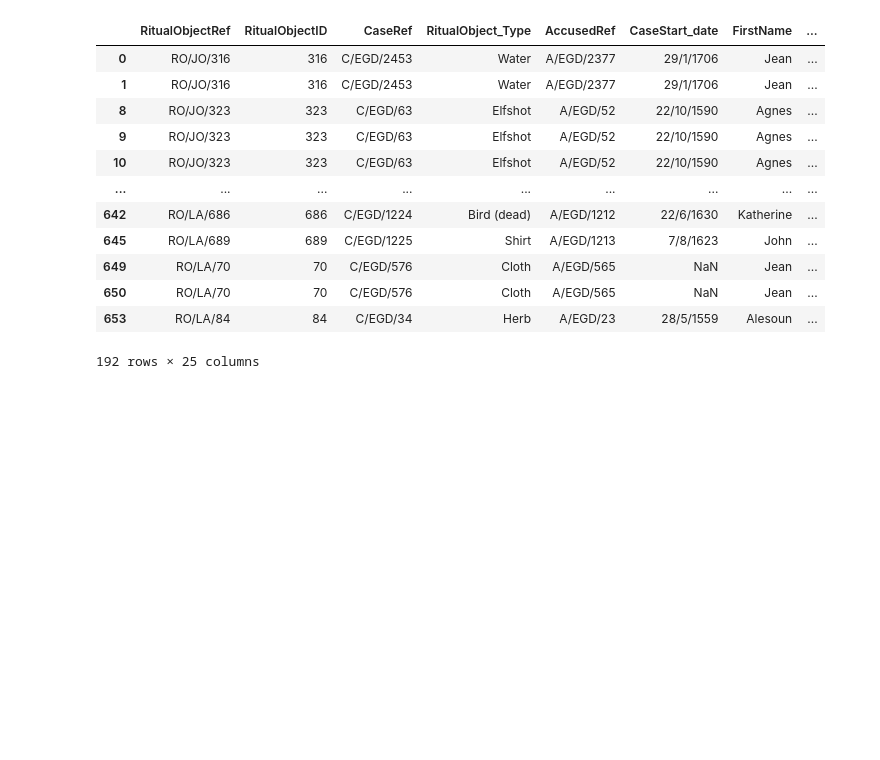
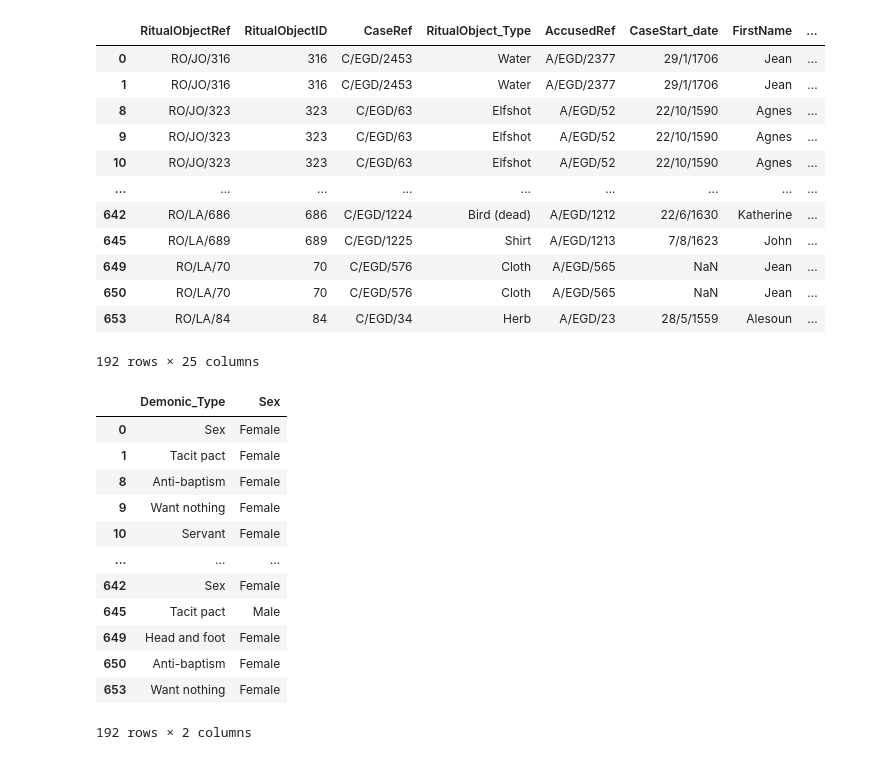
Before and after one commit to Baezhi/DS4_Group-14, a Jupyter notebook: analysis.ipynb, the cells around one changed output. Cells and saved outputs as stored; diff of their text form; code cells hidden in the pictures; blank space fills up the shorter version.

```diff
--- a/analysis.ipynb
+++ b/analysis.ipynb
@@ -307,4 +307,22 @@ ritualObjects_D_1
 | 650 | RO/LA/70 | 70 | C/EGD/576 | Cloth | A/EGD/565 | NaN | Jean | ... |
 | 653 | RO/LA/84 | 84 | C/EGD/34 | Herb | A/EGD/23 | 28/5/1559 | Alesoun | ... |
 192 rows × 25 columns
+# %%
+#Res_settlement without unknown & sex without unknown
+pact_1 = ritualObjects_D_1[['Demonic_Type','Sex']]
+pact_1
+# %% [output]
+|  | Demonic_Type | Sex |
+| 0 | Sex | Female |
+| 1 | Tacit pact | Female |
+| 8 | Anti-baptism | Female |
+| 9 | Want nothing | Female |
+| 10 | Servant | Female |
+| ... | ... | ... |
+| 642 | Sex | Female |
+| 645 | Tacit pact | Male |
+| 649 | Head and foot | Female |
+| 650 | Anti-baptism | Female |
+| 653 | Want nothing | Female |
+192 rows × 2 columns
 # %%
```
Also changed, not shown: parts of 5 cells of this notebook.
